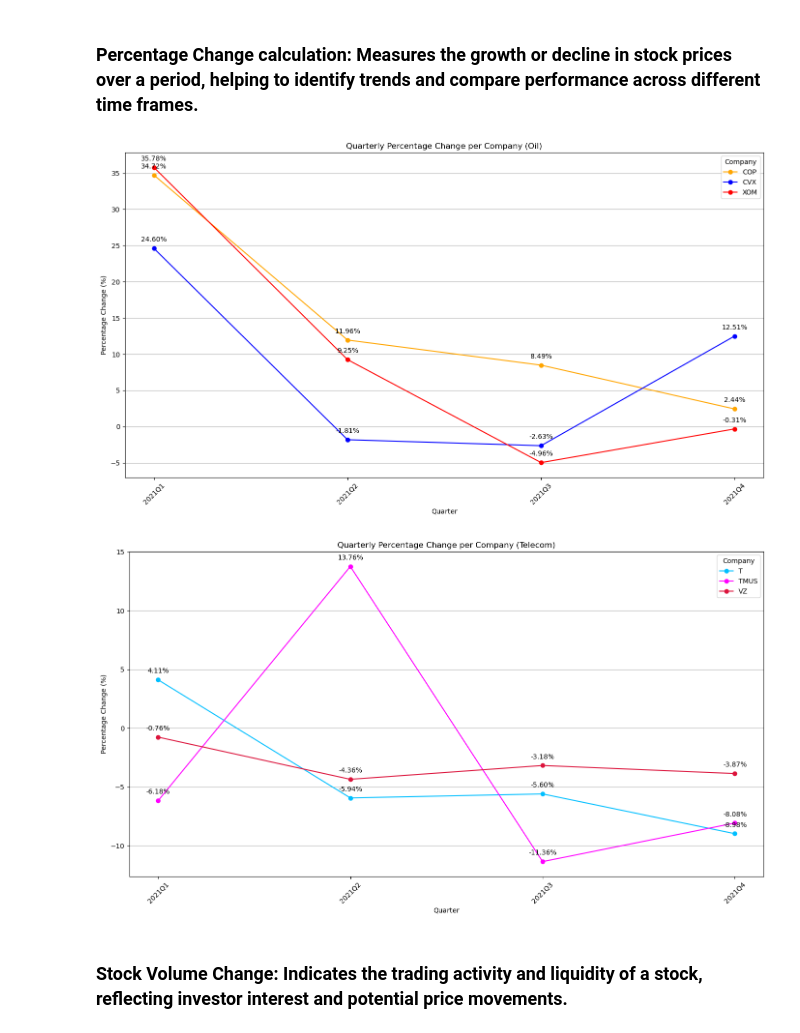
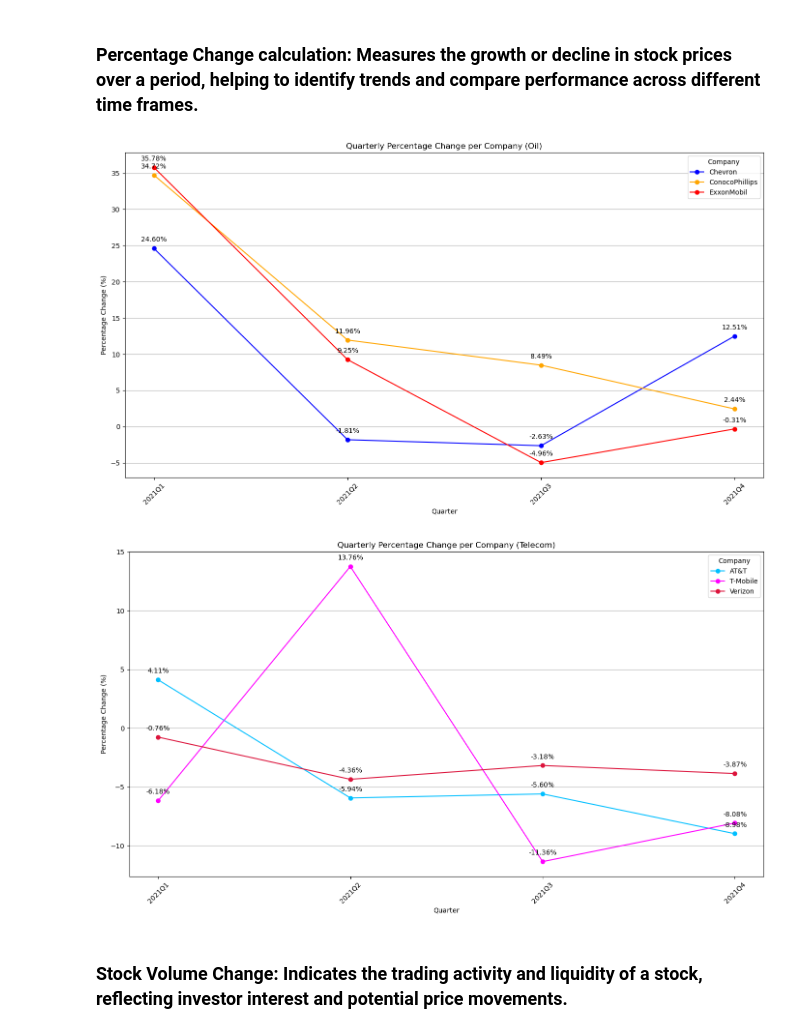
Before and after one commit to juanbracho/UT_Module16, a Jupyter notebook: data/Project_Stock_Analysis.ipynb, the cells around one changed output. Saved outputs shown, nothing was run; the diff lists cells and outputs as text; code cells hidden in the pictures.

Commit message:
Multiple design changes
Adding descriptions, removing title from plot, adjusting button axis on plots, changing company names on stock analysis file, databases and plot

```diff
--- a/data/Project_Stock_Analysis.ipynb
+++ b/data/Project_Stock_Analysis.ipynb
@@ -88,4 +98,11 @@ print(filtered_tele_data.head())
 # %%
+# Define a dictionary to map symbols to company names
+company_name_mapping = {
+    'COP': 'ConocoPhillips',
+    'XOM': 'ExxonMobil',
+    'CVX': 'Chevron'
+}
+
 # Convert the Oil Date column to datetime format
 oil_stock_data = {company: oil_stock_data[company].copy() for company in oil_stock_data}  # Ensure we work with a copy
 
@@ -94,6 +111,9 @@ for company in oil_stock_data:
 
 # Combine the individual company DataFrames into a single DataFrame for cleaning
 combined_oil_data = pd.concat(oil_stock_data.values(), ignore_index=True)
+
+# Replace company symbols with full company names
+combined_oil_data['Company'] = combined_oil_data['Company'].map(company_name_mapping)
 
 # Sort the data by Company and Date
 combined_oil_data.sort_values(by=['Company', 'Date'], inplace=True)
@@ -146,35 +166,35 @@ quarterly_oil_percentage_change = filtered_oil_data.groupby(['Company', 'Quarter
 quarterly_oil_percentage_change['Quarter'] = quarterly_oil_percentage_change['Quarter'].astype(str)
 
 # Define the colors for each company using the stock symbols instead of full company names
-oil_colors = {'XOM': 'Red', 'CVX': 'Blue', 'COP': 'Orange'}
+oil_colors = {'ExxonMobil': 'Red', 'Chevron': 'Blue', 'ConocoPhillips': 'Orange'}
 
 # Plot the quarterly percentage change
 plt.figure(figsize=(14, 8))
 
 for company in quarterly_oil_percentage_change['Company'].unique():
     company_data = quarterly_oil_percentage_change[quarterly_oil_percentage_change['Company'] == company]
 
     # Ensure the symbol matches the color dictionary key
     plt.plot(company_data['Quarter'], company_data['Percentage Change'], marker='o', label=company, color=oil_colors[company])
 
     # Annotate each percentage change by stock per quarter
     for i, row in company_data.iterrows():
         plt.annotate(f"{row['Percentage Change']:.2f}%",
                      (row['Quarter'], row['Percentage Change']),
                      textcoords="offset points", xytext=(0,10), ha='center')
 
 # Plot visual formatting
 plt.title('Quarterly Percentage Change per Company (Oil)')
 plt.xlabel('Quarter')
 plt.ylabel('Percentage Change (%)')
 plt.legend(title='Company')
 plt.grid(axis='y')  # Add grid lines on the y-axis for clarity
 plt.xticks(rotation=45)  # Rotate x-axis labels for better readability
 plt.tight_layout()  # Adjusts the plot to ensure everything fits properly
 plt.savefig('outputs/oil_stock_change.png')
 plt.show()
 # %% [output]
-[figure, old version]
+[figure, new version]
 # %%
 # Calculate the percentage change in Telecom Stock for each quarter
 quarterly_tele_percentage_change = filtered_tele_data.groupby(['Company', 'Quarter'], as_index=False).apply(
@@ -187,7 +207,7 @@ quarterly_tele_percentage_change = filtered_tele_data.groupby(['Company', 'Quart
 quarterly_tele_percentage_change['Quarter'] = quarterly_tele_percentage_change['Quarter'].astype(str)
 
 # Define the colors using the stock symbols as keys
-tele_colors = {'T': 'Deepskyblue', 'TMUS': 'Fuchsia', 'VZ': 'Crimson'}
+tele_colors = {'AT&T': 'Deepskyblue', 'T-Mobile': 'Fuchsia', 'Verizon': 'Crimson'}
 
 # Plot the quarterly percentage change
 plt.figure(figsize=(14, 8))
@@ -215,7 +235,7 @@ plt.tight_layout()  # Ensure the plot fits well
 plt.savefig('outputs/telecom_stock_change.png')  # Save the plot as PNG
 plt.show()
 # %% [output]
-[figure, old version]
+[figure, new version]
 # %% [markdown]
 ### Stock Volume Change: Indicates the trading activity and liquidity of a stock, reflecting investor interest and potential price movements.
 # %%
```
Also changed, not shown: parts of 9 cells of this notebook, 23 other files.
